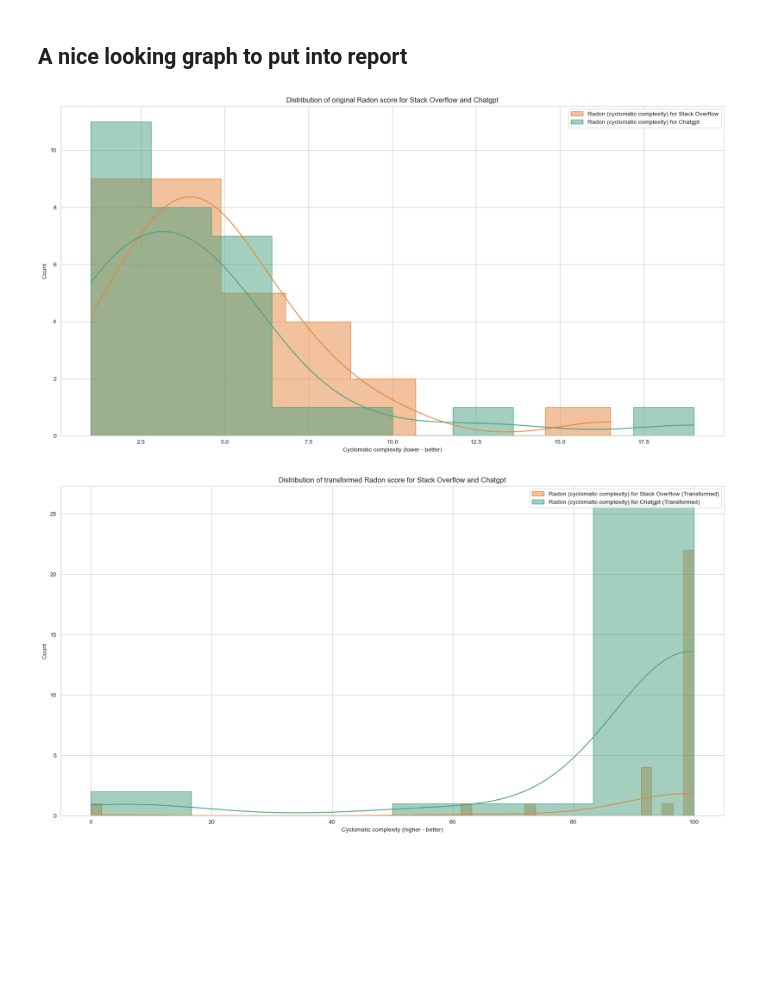
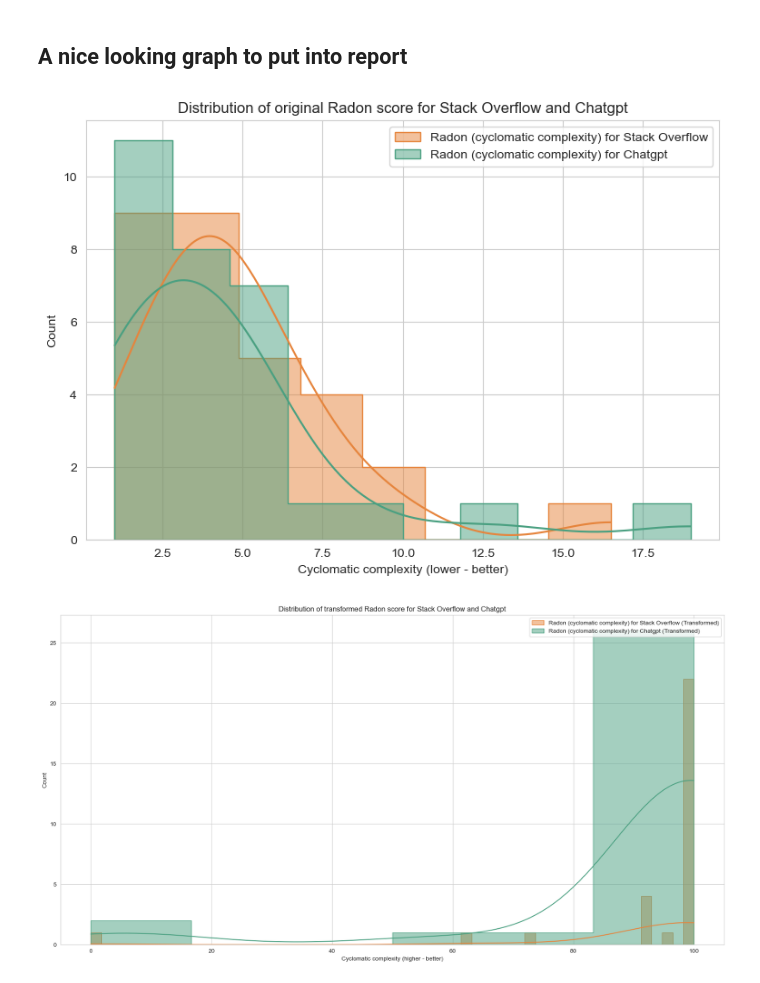
Before and after one commit to Rrobinvip/1785-Score-aggregation, a Jupyter notebook: analysis.ipynb, the cells around one changed output. Cells and saved outputs as stored; diff of their text form; code cells hidden in the pictures; blank space fills up the shorter version.

Commit message:
Add smaller figure for report

```diff
--- a/analysis.ipynb
+++ b/analysis.ipynb
@@ -94,20 +94,22 @@ plt.show()
 # %% [markdown]
 ## A nice looking graph to put into report
 # %%
-plt.figure(figsize=(20, 10))
+fig= plt.figure(figsize=(9, 6))
 
 sns.set_style("whitegrid")
 
 ax = sns.histplot(df['Radon for Stack Overflow'], kde=True, stat='count', element='step', color=(230/255,133/255,61/255), alpha=0.5, label='Radon (cyclomatic complexity) for Stack Overflow')
 ax = sns.histplot(df['Radon for Chatgpt'], kde=True, stat='count', element='step', color=(74/255,160/255,129/255), alpha=0.5, label='Radon (cyclomatic complexity) for Chatgpt')
 
 ax.set(xlabel='Cyclomatic complexity (lower - better)', ylabel='Count', title='Distribution of original Radon score for Stack Overflow and Chatgpt')
 ax.legend()
 sns.set_palette('colorblind')
 
 plt.show()
+
+fig.savefig("./smaller_assets/radon.png", dpi=300)
 # %% [output]
-[figure, old version]
+[figure, new version]
 # %%
 plt.figure(figsize=(20, 10))
 
```
Also changed, not shown: parts of 8 cells of this notebook, 6 other files.
